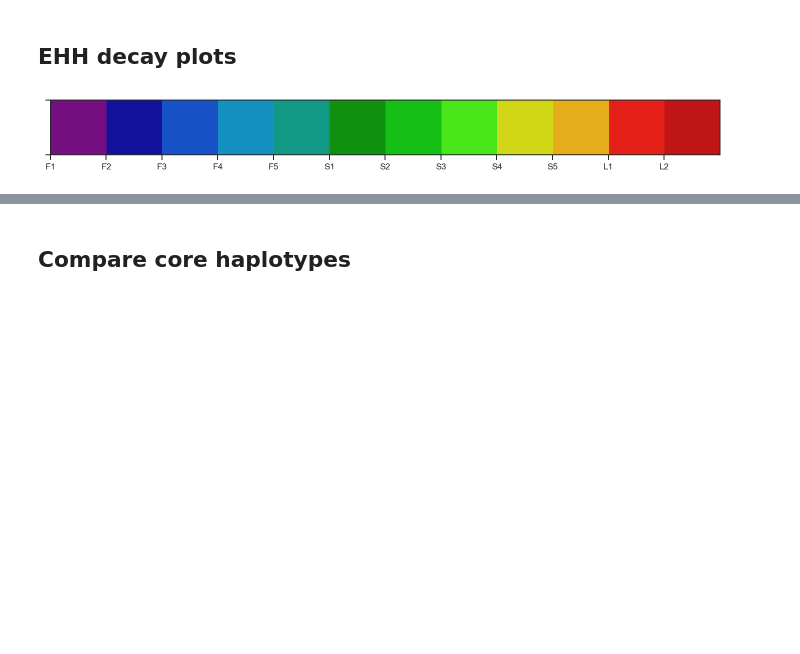
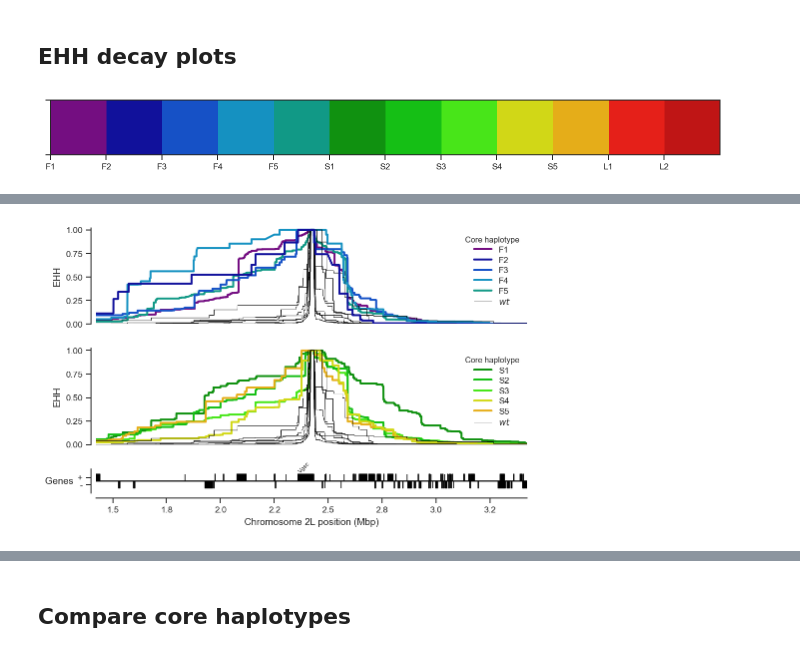
Before and after one commit to malariagen/ag1000g-phase2-vgsc-report, a Jupyter notebook: notebooks/artwork_Phase_2_ehh_decay.ipynb, the cells around one changed output, grey strips where cells are left out. Cells and saved outputs as stored; diff of their text form; code cells hidden in the pictures; blank space fills up the shorter version.

```diff
--- a/notebooks/artwork_Phase_2_ehh_decay.ipynb
+++ b/notebooks/artwork_Phase_2_ehh_decay.ipynb
@@ -504,3 +578,43 @@ NameError: name 'phase1_ar3' is not defined
+# %%
+def fig_kdr_ehh_decay_noL(figsize=(7, 4.5), fn=None, save_dpi=150):
+    core = aa2pos['L995S']
+    flank = 1000000
+
+    fig = plt.figure(figsize=figsize)
+    gs = mpl.gridspec.GridSpec(3, 1, height_ratios=[4, 4, 1])
+
+    ax = fig.add_subplot(gs[0])
+    sns.despine(ax=ax, bottom=True, offset=5)
+    plot_ehh_decay(core, {l: s for l, s in core_haps.items() if l.startswith('F') or l.startswith('WT')},
+                   ax=ax, flank=flank)
+    ax.set_xticks([])
+    ax.set_xlabel('')
+    ax.set_ylabel('EHH')
+
+    ax = fig.add_subplot(gs[1])
+    sns.despine(ax=ax, bottom=True, offset=5)
+    plot_ehh_decay(core, {l: s for l, s in core_haps.items() if l.startswith('S') or l.startswith('WT')},
+                   ax=ax, flank=flank)
+    ax.set_xticks([])
+    ax.set_xlabel('')
+    ax.set_ylabel('EHH')
+
+
+    ax = fig.add_subplot(gs[2])
+    sns.despine(ax=ax, offset=5)
+    plot_genes('../phase2.AR1/genome/agamP3Anopheles-gambiae-PEST_CHROMOSOMES_AgamP3.fa', '../phase2.AR1/geneset/Anopheles-gambiae-PEST_BASEFEATURES_AgamP4.2.sorted.gff3.gz', ax=ax,
+               chrom='2L', start=core-flank, stop=core+flank, labels=gene_labels, label=True, label_unnamed=False)
+    ax.set_xlabel('Chromosome 2L position (Mbp)')
+    ax.set_xticklabels(['%.1f' % (t/1e6) for t in ax.get_xticks()])
+    ax.set_ylabel('Genes')
+
+    fig.tight_layout()
+    if fn:
+        fig.savefig(fn, bbox_inches='tight', dpi=save_dpi, jpeg_quality=100)
+
+fig_kdr_ehh_decay_noL(fn='../artwork/ehh_decay_old_clusters_noL.pdf')
+# %% [output]
+[figure, added]
 # %%
 def build_f_breakdown():
     global f_breakdown
```
Also changed, not shown: parts of 19 cells of this notebook, 4 other files.
